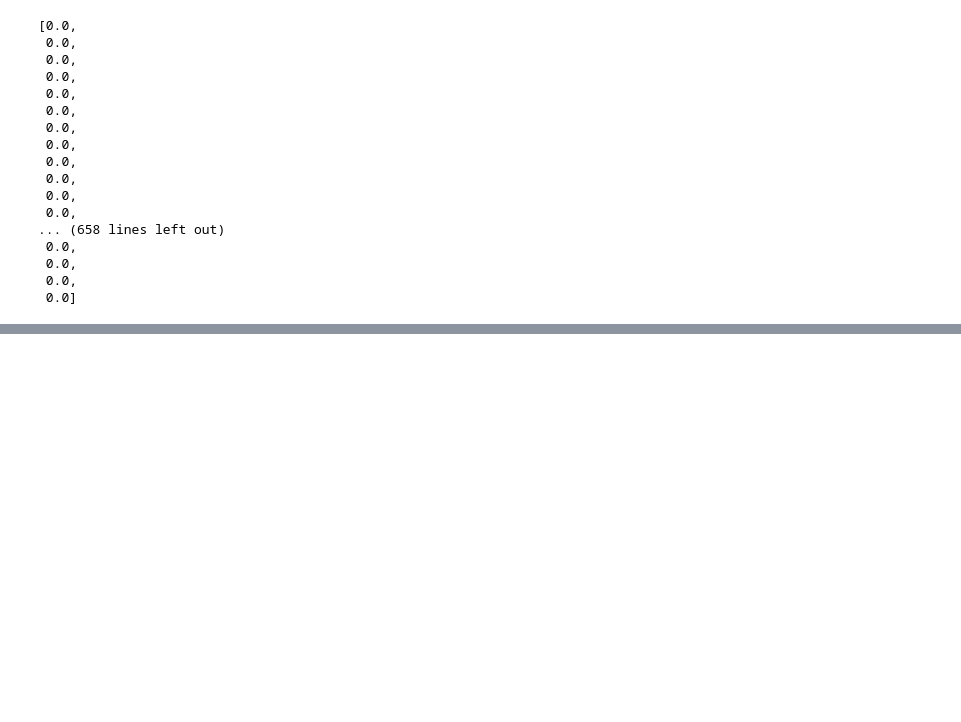
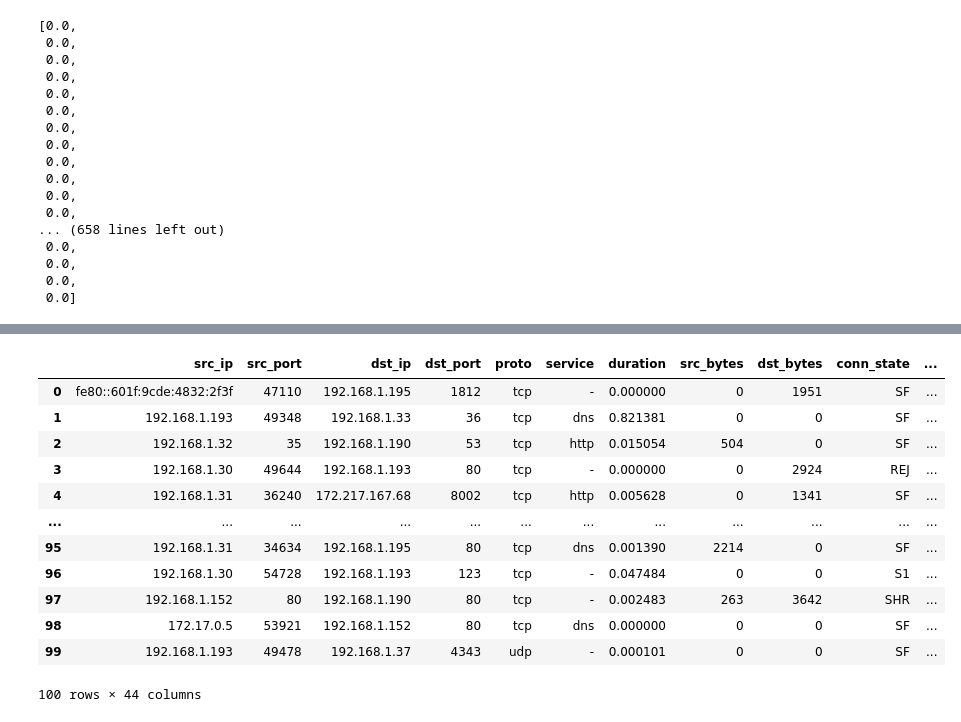
Before and after one commit to nnhieutrung/NIDS-FedML, a Jupyter notebook: src/dataset/dataset_ToN_IoT.ipynb, the cells around one changed output, grey strips where cells are left out. Drawn from its saved outputs; the diff is of its cells as text; code cells hidden in the pictures; blank space fills up the shorter version.

Commit message:
fix ctgan

```diff
--- a/src/dataset/dataset_ToN_IoT.ipynb
+++ b/src/dataset/dataset_ToN_IoT.ipynb
@@ -236,0 +215,16 @@ No artists with labels found to put in legend.  Note that artists whose label st
+# %%
+ctgan.sample(n=100)[]
+# %% [output]
+|  | src_ip | src_port | dst_ip | dst_port | proto | service | duration | src_bytes | dst_bytes | conn_state | ... |
+| 0 | fe80::601f:9cde:4832:2f3f | 47110 | 192.168.1.195 | 1812 | tcp | - | 0.000000 | 0 | 1951 | SF | ... |
+| 1 | 192.168.1.193 | 49348 | 192.168.1.33 | 36 | tcp | dns | 0.821381 | 0 | 0 | SF | ... |
+| 2 | 192.168.1.32 | 35 | 192.168.1.190 | 53 | tcp | http | 0.015054 | 504 | 0 | SF | ... |
+| 3 | 192.168.1.30 | 49644 | 192.168.1.193 | 80 | tcp | - | 0.000000 | 0 | 2924 | REJ | ... |
+| 4 | 192.168.1.31 | 36240 | 172.217.167.68 | 8002 | tcp | http | 0.005628 | 0 | 1341 | SF | ... |
+| ... | ... | ... | ... | ... | ... | ... | ... | ... | ... | ... | ... |
+| 95 | 192.168.1.31 | 34634 | 192.168.1.195 | 80 | tcp | dns | 0.001390 | 2214 | 0 | SF | ... |
+| 96 | 192.168.1.30 | 54728 | 192.168.1.193 | 123 | tcp | - | 0.047484 | 0 | 0 | S1 | ... |
+| 97 | 192.168.1.152 | 80 | 192.168.1.190 | 80 | tcp | - | 0.002483 | 263 | 3642 | SHR | ... |
+| 98 | 172.17.0.5 | 53921 | 192.168.1.152 | 80 | tcp | dns | 0.000000 | 0 | 0 | SF | ... |
+| 99 | 192.168.1.193 | 49478 | 192.168.1.37 | 4343 | udp | - | 0.000101 | 0 | 0 | SF | ... |
+100 rows × 44 columns
```
Also changed, not shown: parts of 4 cells of this notebook, 1 other file.
